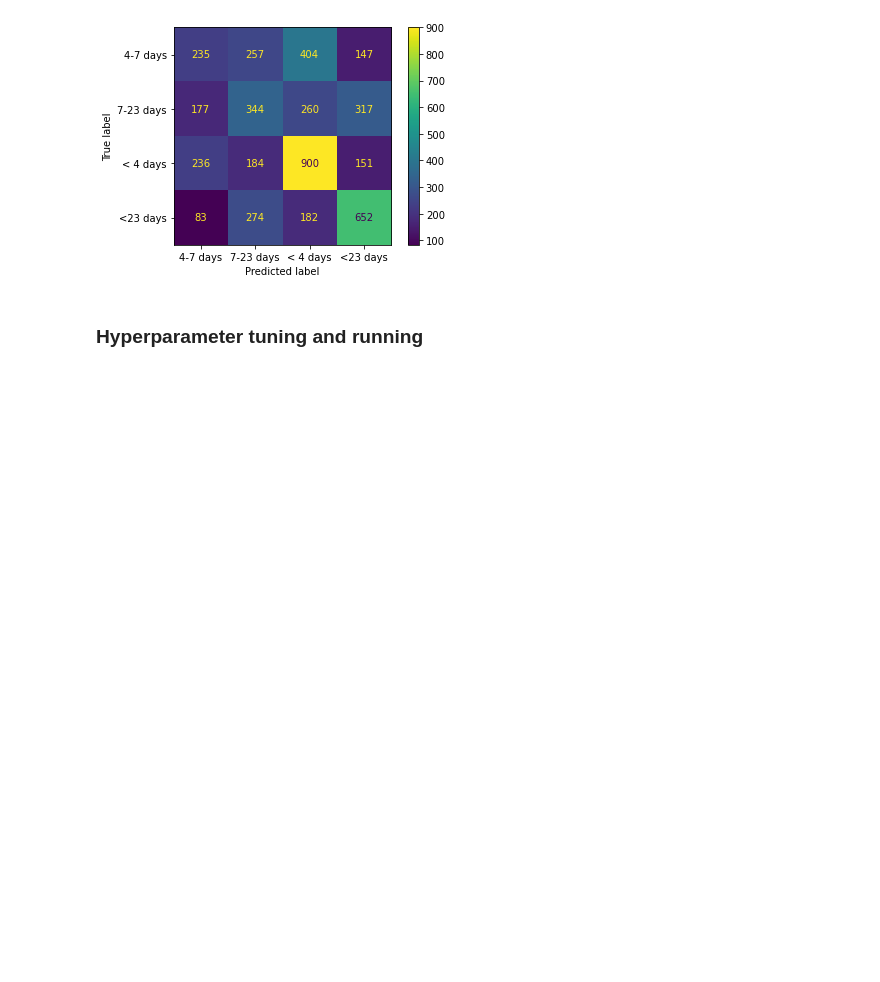
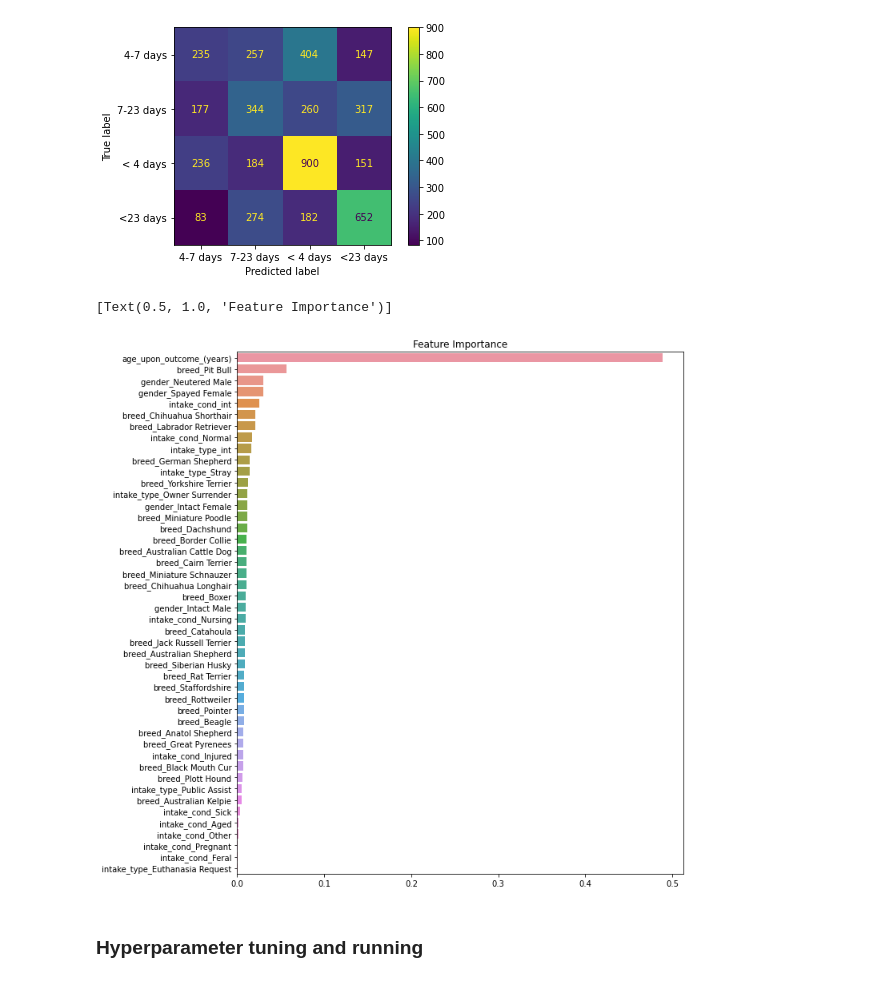
Before and after one commit to amandawhite013/CapstoneTwo, a Jupyter notebook: Preprocessing_and_Modeling.ipynb, the cells around one changed output. Drawn from its saved outputs; the diff is of its cells as text; code cells hidden in the pictures; blank space fills up the shorter version.

```diff
--- a/Preprocessing_and_Modeling.ipynb
+++ b/Preprocessing_and_Modeling.ipynb
@@ -287,6 +289,16 @@ plot_confusion_matrix(e_clf2, x2_test, y2_test)
 # %% [output]
 <sklearn.metrics._plot.confusion_matrix.ConfusionMatrixDisplay at 0x...>
 [figure]
+# %%
+feature_imp = e_clf2.feature_importances_
+f = pd.Series(feature_imp,index=x2_df.columns).sort_values(ascending=False)
+
+plt.figure(figsize=(10, 12))
+_ = sns.barplot(x=f, y=f.index)
+_.set(title='Feature Importance')
+# %% [output]
+[Text(0.5, 1.0, 'Feature Importance')]
+[figure, added]
 # %% [markdown]
 ### Hyperparameter tuning and running
 # %%
```
Also changed, not shown: parts of 3 cells of this notebook.
